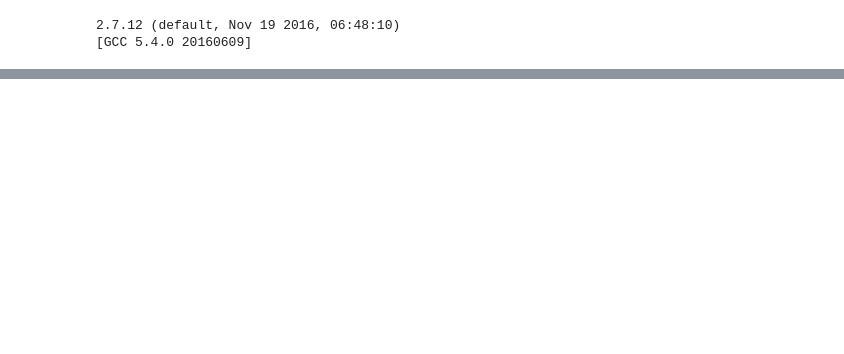
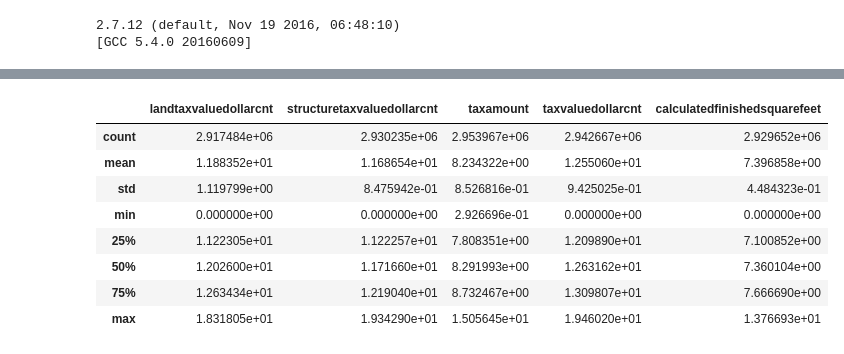
Before and after one commit to mikedelong/kaggle-zestimate, a Jupyter notebook: capstone_submission.ipynb, the cells around one changed output, grey strips where cells are left out. Cells and saved outputs as stored; diff of their text form; code cells hidden in the pictures; blank space fills up the shorter version.

```diff
--- a/capstone_submission.ipynb
+++ b/capstone_submission.ipynb
@@ -19,0 +47,14 @@ NameError: name 'pd' is not defined
+# %%
+for column_name in log_columns:
+    properties[column_name] = properties[column_name].apply(lambda x: np.log(x) if pd.notnull(x) else x)
+properties[log_columns].describe()
+# %% [output]
+|  | landtaxvaluedollarcnt | structuretaxvaluedollarcnt | taxamount | taxvaluedollarcnt | calculatedfinishedsquarefeet |
+| count | 2.917484e+06 | 2.930235e+06 | 2.953967e+06 | 2.942667e+06 | 2.929652e+06 |
+| mean | 1.188352e+01 | 1.168654e+01 | 8.234322e+00 | 1.255060e+01 | 7.396858e+00 |
+| std | 1.119799e+00 | 8.475942e-01 | 8.526816e-01 | 9.425025e-01 | 4.484323e-01 |
+| min | 0.000000e+00 | 0.000000e+00 | 2.926696e-01 | 0.000000e+00 | 0.000000e+00 |
+| 25% | 1.122305e+01 | 1.122257e+01 | 7.808351e+00 | 1.209890e+01 | 7.100852e+00 |
+| 50% | 1.202600e+01 | 1.171660e+01 | 8.291993e+00 | 1.263162e+01 | 7.360104e+00 |
+| 75% | 1.263434e+01 | 1.219040e+01 | 8.732467e+00 | 1.309807e+01 | 7.666690e+00 |
+| max | 1.831805e+01 | 1.934290e+01 | 1.505645e+01 | 1.946020e+01 | 1.376693e+01 |
```
Also changed, not shown: parts of 11 cells of this notebook.
